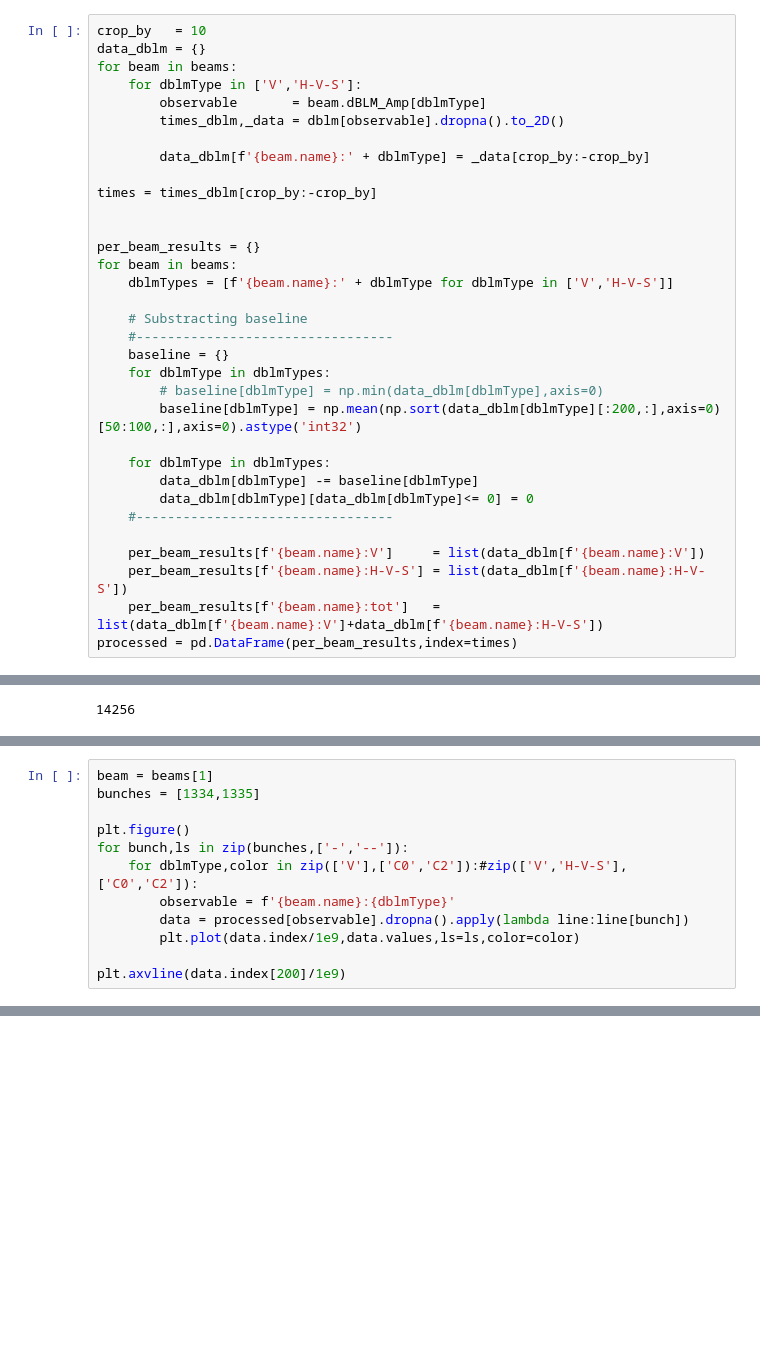
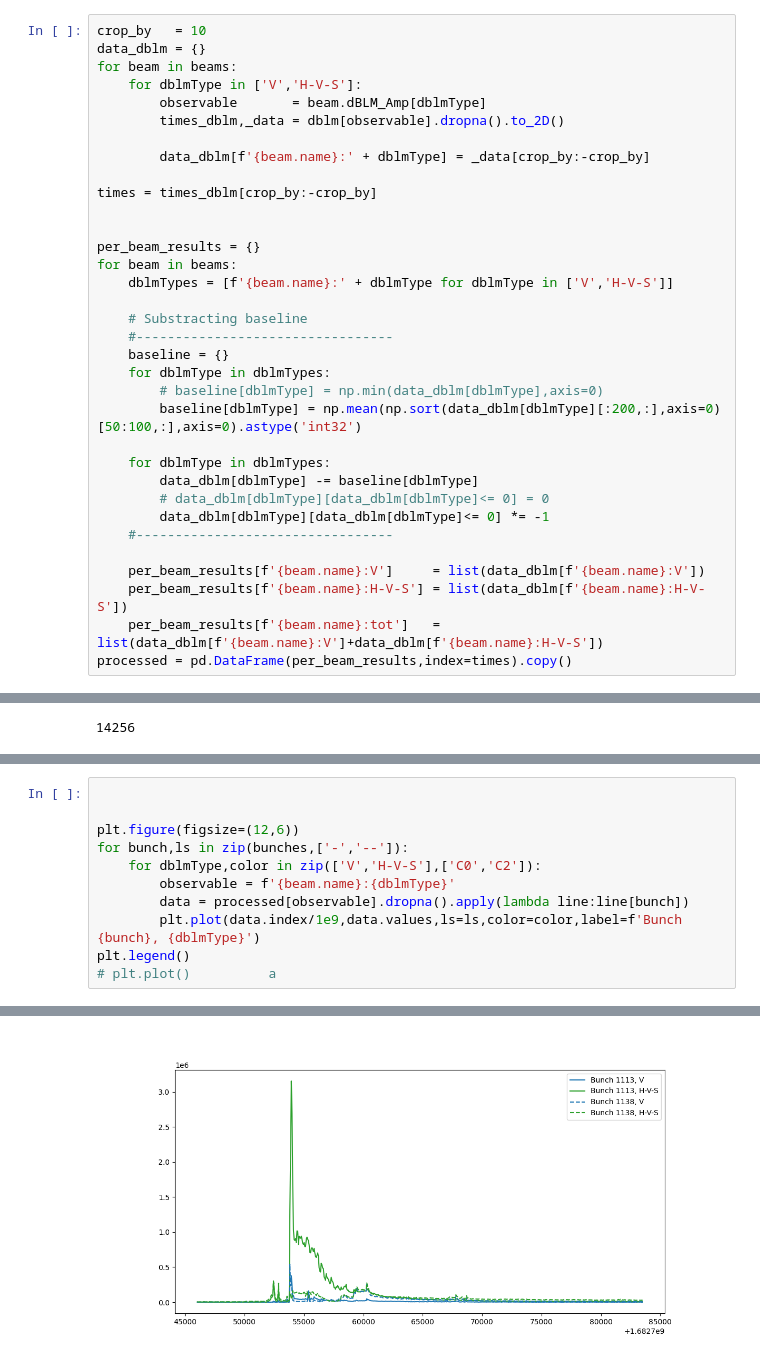
Before and after one commit to pbelange/WireDAQ, a Jupyter notebook: 222_test_dblm_baseline.ipynb, the cells around one changed output, grey strips where cells are left out. Cells and saved outputs as stored; diff of their text form; blank space fills up the shorter version.

```diff
--- a/222_test_dblm_baseline.ipynb
+++ b/222_test_dblm_baseline.ipynb
@@ -120,13 +122,14 @@ for beam in beams:
 
     for dblmType in dblmTypes:
         data_dblm[dblmType] -= baseline[dblmType]
-        data_dblm[dblmType][data_dblm[dblmType]<= 0] = 0
+        # data_dblm[dblmType][data_dblm[dblmType]<= 0] = 0
+        data_dblm[dblmType][data_dblm[dblmType]<= 0] *= -1
     #---------------------------------
 
     per_beam_results[f'{beam.name}:V']     = list(data_dblm[f'{beam.name}:V'])
     per_beam_results[f'{beam.name}:H-V-S'] = list(data_dblm[f'{beam.name}:H-V-S'])
     per_beam_results[f'{beam.name}:tot']   = list(data_dblm[f'{beam.name}:V']+data_dblm[f'{beam.name}:H-V-S'])
-processed = pd.DataFrame(per_beam_results,index=times)
+processed = pd.DataFrame(per_beam_results,index=times).copy()
 # %%
 np.min(data_dblm[dblmType],axis=0)
 # %%
@@ -186,12 +200,12 @@ for bunch,ls in zip(bunches,['-','--']):
 # %%
-beam = beams[1]
-bunches = [1334,1335]
 
-plt.figure()
+
+plt.figure(figsize=(12,6))
 for bunch,ls in zip(bunches,['-','--']):
-    for dblmType,color in zip(['V'],['C0','C2']):#zip(['V','H-V-S'],['C0','C2']):
+    for dblmType,color in zip(['V','H-V-S'],['C0','C2']):
         observable = f'{beam.name}:{dblmType}'
         data = processed[observable].dropna().apply(lambda line:line[bunch])
-        plt.plot(data.index/1e9,data.values,ls=ls,color=color)
-
-plt.axvline(data.index[200]/1e9)
+        plt.plot(data.index/1e9,data.values,ls=ls,color=color,label=f'Bunch {bunch}, {dblmType}')
+plt.legend()
+# plt.plot()          a
+# %% [output]
@@ -197,0 +213 @@ plt.axvline(data.index[200]/1e9)
+[figure, added]
```
Also changed, not shown: parts of 12 cells of this notebook, 13 other files.
